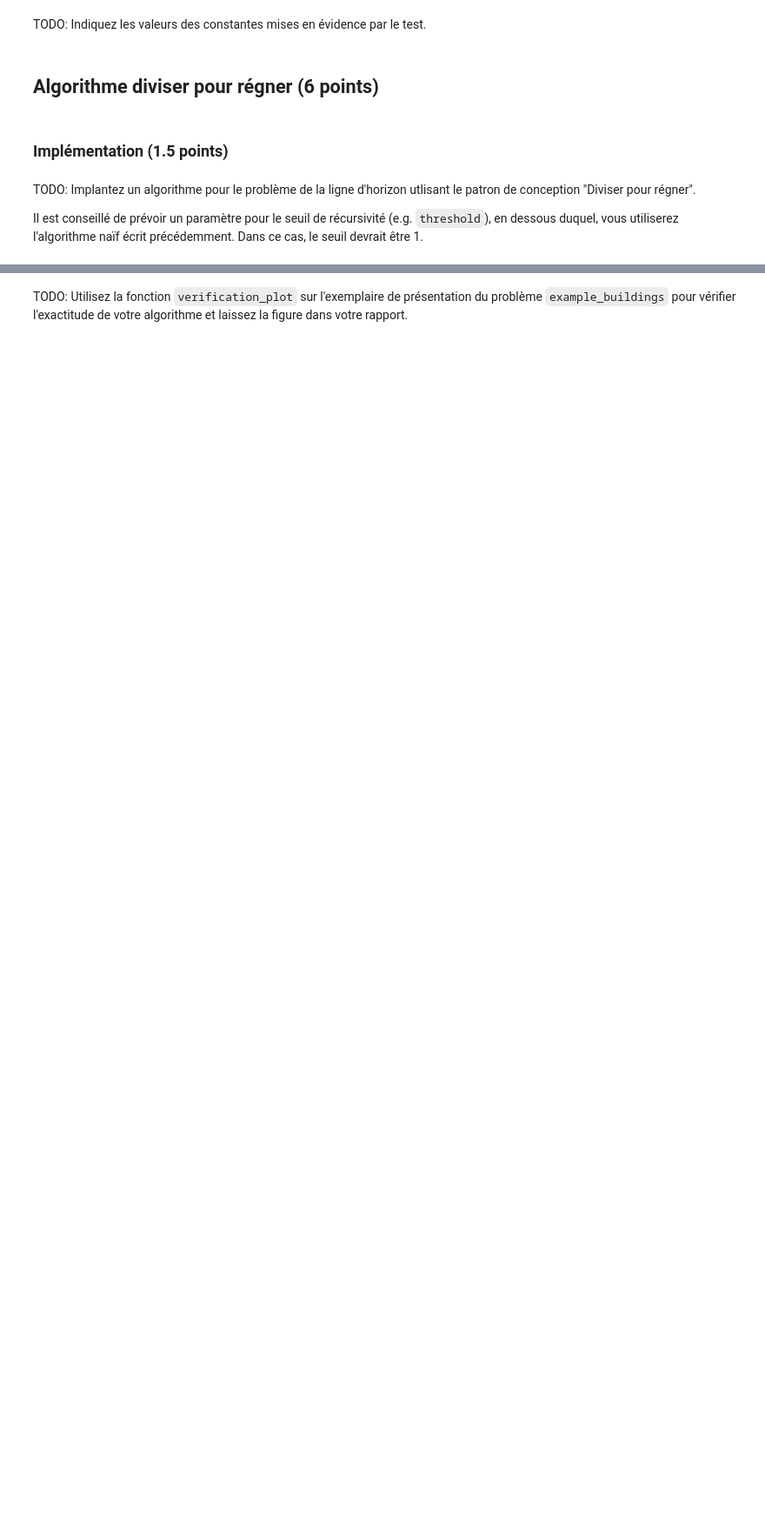
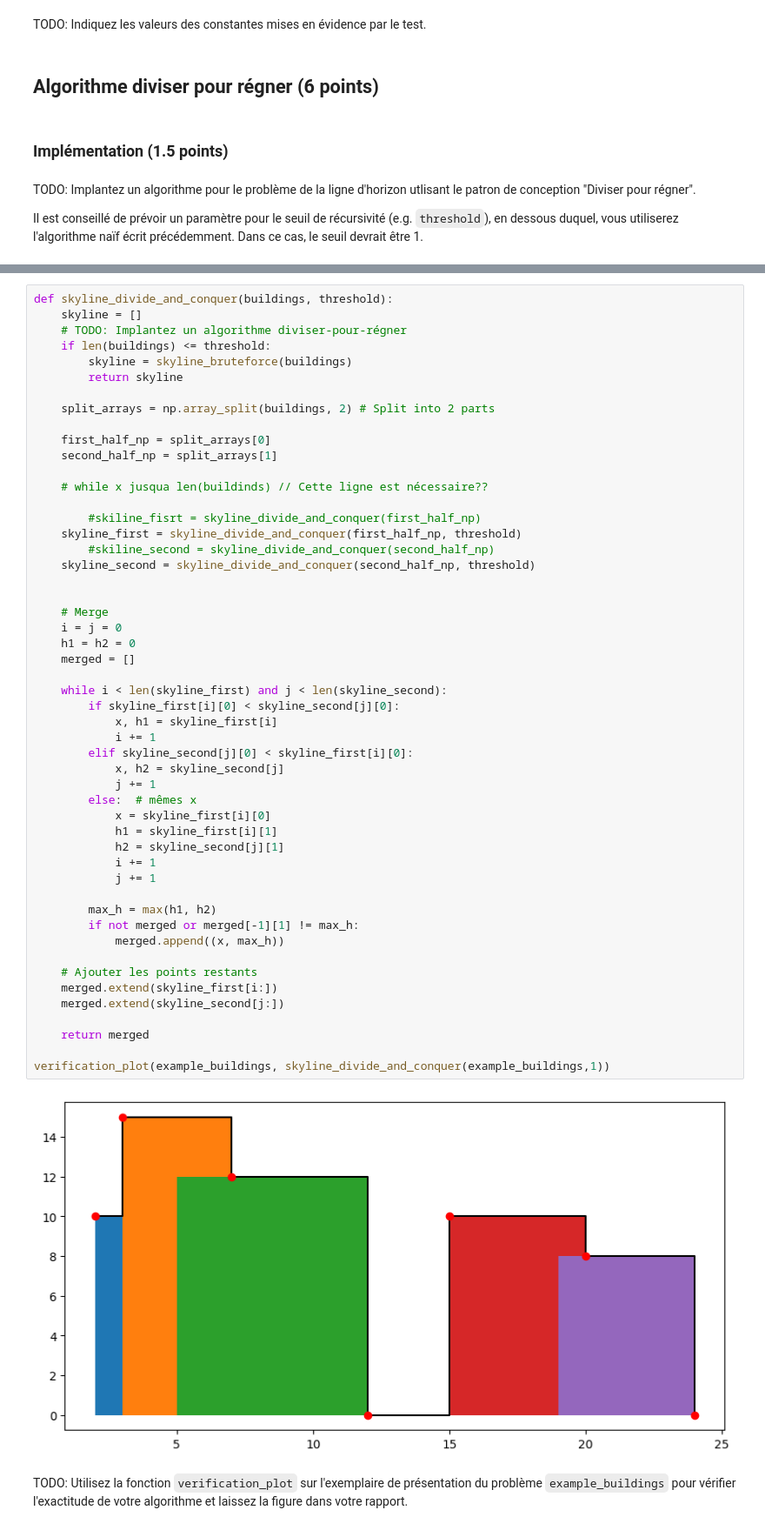
Before and after one commit to Delan18/TPINF8775, a Jupyter notebook: TP1_A25.ipynb, the cells around one changed output, grey strips where cells are left out. Shown at 87% size. Cells and saved outputs as stored; diff of their text form; blank space fills up the shorter version.

Commit message:
ajout algo diviser pour regner

```diff
--- a/TP1_A25.ipynb
+++ b/TP1_A25.ipynb
@@ -419,3 +421,56 @@ def skyline_divide_and_conquer(buildings, threshold):
+# %%
+def skyline_divide_and_conquer(buildings, threshold):
+    skyline = []
+    # TODO: Implantez un algorithme diviser-pour-régner
+    if len(buildings) <= threshold:
+        skyline = skyline_bruteforce(buildings)
+        return skyline
+
+    split_arrays = np.array_split(buildings, 2) # Split into 2 parts
+
+    first_half_np = split_arrays[0]
+    second_half_np = split_arrays[1]
+
+    # while x jusqua len(buildinds) // Cette ligne est nécessaire??
+
+        #skiline_fisrt = skyline_divide_and_conquer(first_half_np)
+    skyline_first = skyline_divide_and_conquer(first_half_np, threshold)
+        #skiline_second = skyline_divide_and_conquer(second_half_np)
+    skyline_second = skyline_divide_and_conquer(second_half_np, threshold)
+
+
+    # Merge
+    i = j = 0
+    h1 = h2 = 0
+    merged = []
+
+    while i < len(skyline_first) and j < len(skyline_second):
+        if skyline_first[i][0] < skyline_second[j][0]:
+            x, h1 = skyline_first[i]
+            i += 1
+        elif skyline_second[j][0] < skyline_first[i][0]:
+            x, h2 = skyline_second[j]
+            j += 1
+        else:  # mêmes x
+            x = skyline_first[i][0]
+            h1 = skyline_first[i][1]
+            h2 = skyline_second[j][1]
+            i += 1
+            j += 1
+
+        max_h = max(h1, h2)
+        if not merged or merged[-1][1] != max_h:
+            merged.append((x, max_h))
+
+    # Ajouter les points restants
+    merged.extend(skyline_first[i:])
+    merged.extend(skyline_second[j:])
+
+    return merged
+
+verification_plot(example_buildings, skyline_divide_and_conquer(example_buildings,1))
+# %% [output]
+[figure, added]
 # %% [markdown]
 
 TODO: Utilisez la fonction `verification_plot` sur l'exemplaire de présentation du problème `example_buildings` pour vérifier l'exactitude de votre algorithme et laissez la figure dans votre rapport.
```
Also changed, not shown: parts of 5 cells of this notebook.
